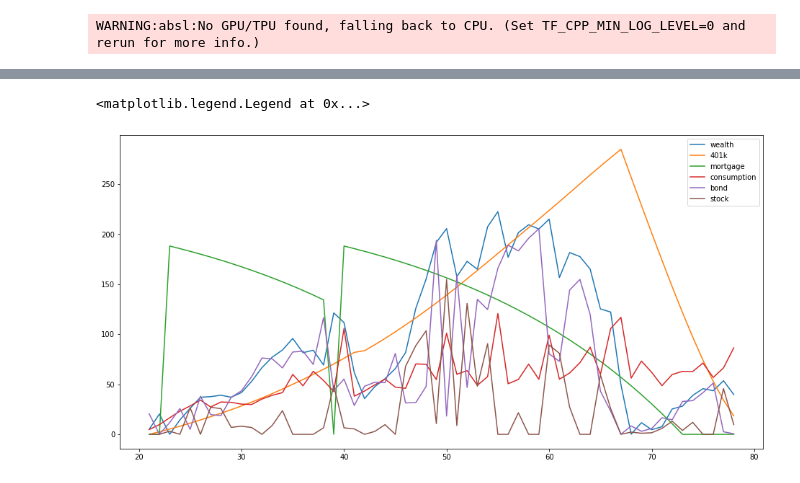
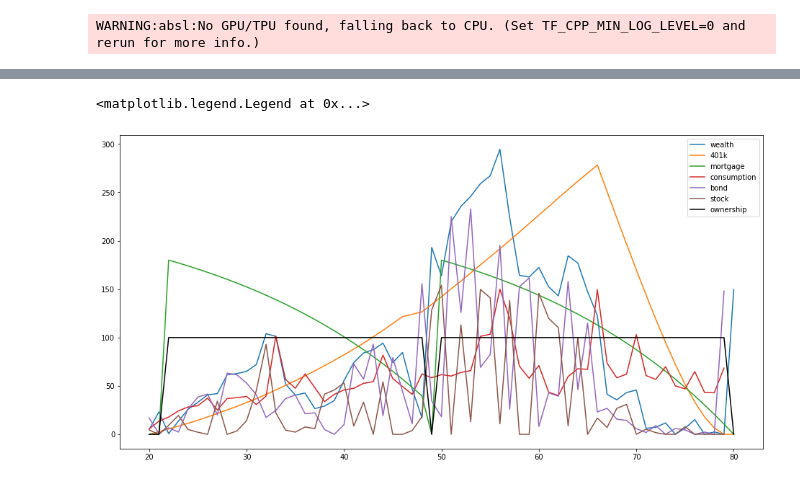
Before and after one commit to dongxulee/lifeCycle, a Jupyter notebook: 20210519/simulationV_gamma4-force-0.3.ipynb, the cells around one changed output, grey strips where cells are left out. Cells and saved outputs as stored; diff of their text form; code cells hidden in the pictures.

```diff
--- a/20210519/simulationV_gamma4-force-0.3.ipynb
+++ b/20210519/simulationV_gamma4-force-0.3.ipynb
@@ -39,9 +9,24 @@ DeviceArray([0.08322192, 0.91677827], dtype=float32)
 # %%
-num = 100
+num = 10000
+# calculate the stationary distribution
+S_distribution = jnp.ones(nS)/nS
+for _ in range(100):
+    S_distribution = jnp.matmul(S_distribution, Ps)
+
+#P(0,1)
+P01 = jnp.dot(Pe[:,0],S_distribution)
+#P(1,0)
+P10 = jnp.dot(Pe[:,1],S_distribution)
+jnp.array([[1-P01, P01],[P10, 1-P10]])
+
+E_distribution = jnp.ones(2)/2
+for _ in range(100):
+    E_distribution = jnp.matmul(E_distribution, jnp.array([[1-P01, P01],[P10, 1-P10]]))
 '''
     x = [w,n,m,s,e,o]
     x = [5,0,0,0,0,0]
 '''
+
 from jax import random
 
 def simulation(key):
@@ -50,15 +35,19 @@ def simulation(key):
     x = [5, 0, 0, initS, initE, 0]
     path = []
     move = []
-    for t in range(T_min, T_max-1):
+    for t in range(T_min, T_max):
         _, key = random.split(key)
-        _,a = V(t,Vgrid[:,:,:,:,:,:,t+1],x)
+        if t == T_max-1:
+            _,a = V(t,Vgrid[:,:,:,:,:,:,t],x)
+        else:
+            _,a = V(t,Vgrid[:,:,:,:,:,:,t+1],x)
         xp = transition(t,a.reshape((1,-1)),x)
         p = xp[:,-1]
         x_next = xp[:,:-1]
         path.append(x)
         move.append(a)
         x = x_next[random.choice(a = nS*nE, p=p, key = key)]
+    path.append(x)
     return jnp.array(path), jnp.array(move)
 # %%
 %%time
@@ -125,14 +98,15 @@ plt.plot(range(21, T_max-1 + 20),(ns).mean(axis = 1)[:-1], label = "housing")
 # %%
 # agent number, x = [w,n,m,s,e,o]
-agentNum = 11
+agentNum = 13
 plt.figure(figsize = [16,8])
-plt.plot(range(21, T_max-1 + 20),ws[:,agentNum][:-1], label = "wealth")
-plt.plot(range(21, T_max-1 + 20),ns[:,agentNum][:-1], label = "401k")
-plt.plot(range(21, T_max-1 + 20),ms[:,agentNum][:-1], label = "mortgage")
-plt.plot(range(21, T_max-1 + 20),cs[:,agentNum][:-1], label = "consumption")
-plt.plot(range(21, T_max-1 + 20),bs[:,agentNum][:-1], label = "bond")
-plt.plot(range(21, T_max-1 + 20),ks[:,agentNum][:-1], label = "stock")
+plt.plot(range(20, T_max + 21),ws[:,agentNum], label = "wealth")
+plt.plot(range(20, T_max + 21),ns[:,agentNum], label = "401k")
+plt.plot(range(20, T_max + 21),ms[:,agentNum], label = "mortgage")
+plt.plot(range(20, T_max + 20),cs[:,agentNum], label = "consumption")
+plt.plot(range(20, T_max + 20),bs[:,agentNum], label = "bond")
+plt.plot(range(20, T_max + 20),ks[:,agentNum], label = "stock")
+plt.plot(range(20, T_max + 21),os[:,agentNum]*100, label = "ownership", color = "k")
 plt.legend()
 # %% [output]
 <matplotlib.legend.Legend at 0x...>
-[figure, old version]
+[figure, new version]
```
Also changed, not shown: parts of 14 cells of this notebook, 9 other files.
